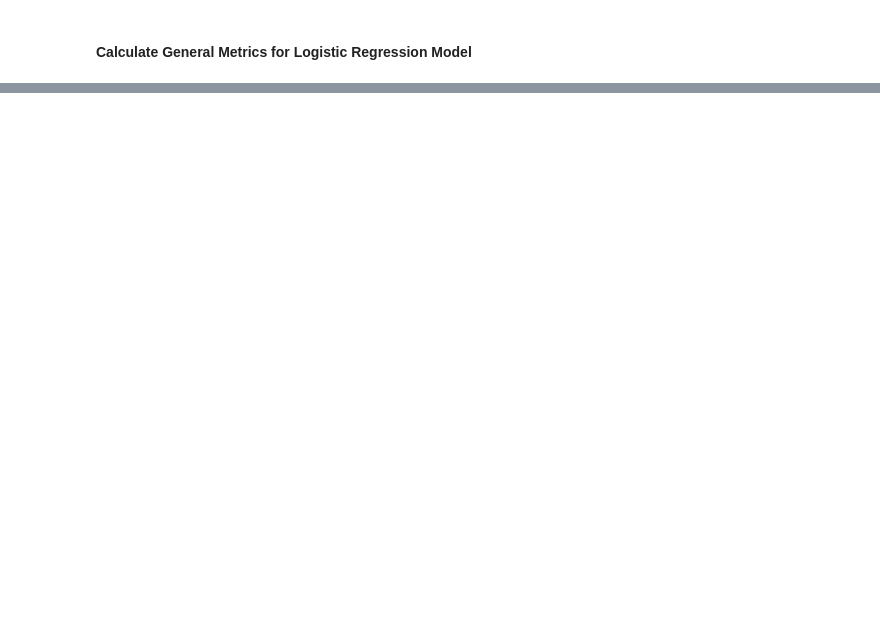
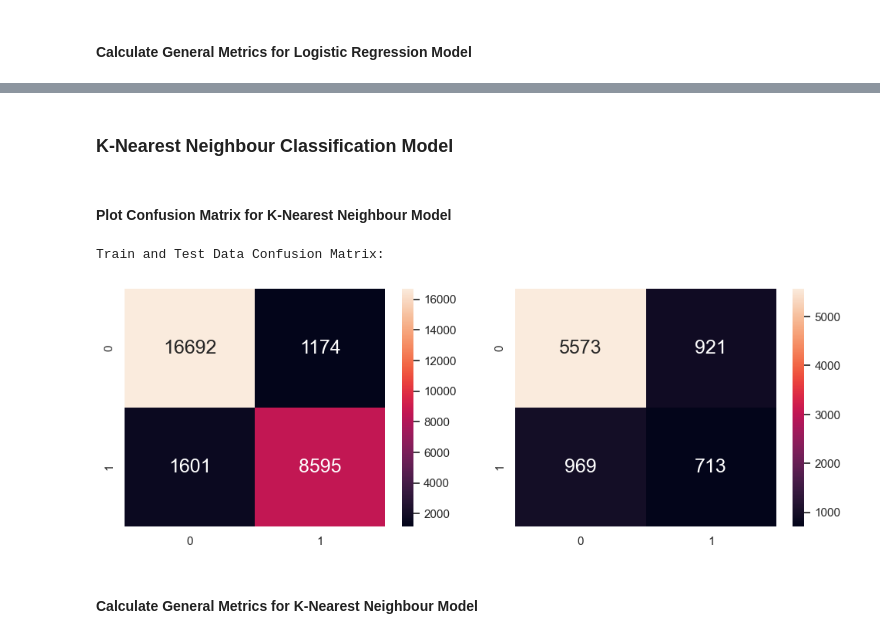
Before and after one commit to suyatinglaura/CS3244_Reservation_Cancellations_Prediction, a Jupyter notebook: ClassificationModels.ipynb, the cells around one changed output, grey strips where cells are left out. Saved outputs shown, nothing was run; the diff lists cells and outputs as text; code cells hidden in the pictures; blank space fills up the shorter version.

```diff
--- a/ClassificationModels.ipynb
+++ b/ClassificationModels.ipynb
@@ -234,0 +187,29 @@ F1 Score        : 0.652864044168392
+# %% [markdown]
+### K-Nearest Neighbour Classification Model
+# %%
+# Import k nearest neighbour classifier from sklearn
+from sklearn.neighbors import KNeighborsClassifier
+
+# Default k nearest neighbour is n_neighbours = 5 (this can be further tuned in the future)
+kNeighboursModel = KNeighborsClassifier()
+kNeighboursModel.fit(X_train, Y_train.values.ravel())
+
+# Predict the output based on our training and testing dataset
+Y_train_pred = kNeighboursModel.predict(X_train)
+Y_test_pred = kNeighboursModel.predict(X_test)
+# %% [markdown]
+#### Plot Confusion Matrix for K-Nearest Neighbour Model
+# %%
+# Plot the Confusion Matrix for Train and Test
+f, axes = plt.subplots(1, 2, figsize=(12, 4))
+sb.heatmap(confusion_matrix(Y_train, Y_train_pred),
+           annot = True, fmt=".0f", annot_kws={"size": 18}, ax = axes[0])
+sb.heatmap(confusion_matrix(Y_test, Y_test_pred),
+           annot = True, fmt=".0f", annot_kws={"size": 18}, ax = axes[1])
+
+print("Train and Test Data Confusion Matrix:")
+# %% [output]
+Train and Test Data Confusion Matrix:
+[figure, added]
+# %% [markdown]
+#### Calculate General Metrics for K-Nearest Neighbour Model
```
Also changed, not shown: parts of 51 cells of this notebook, 5 other files.
